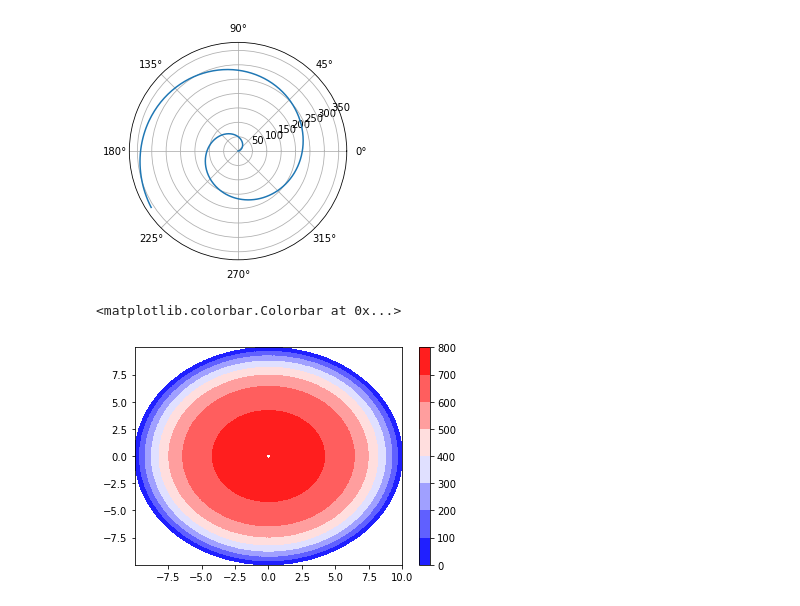
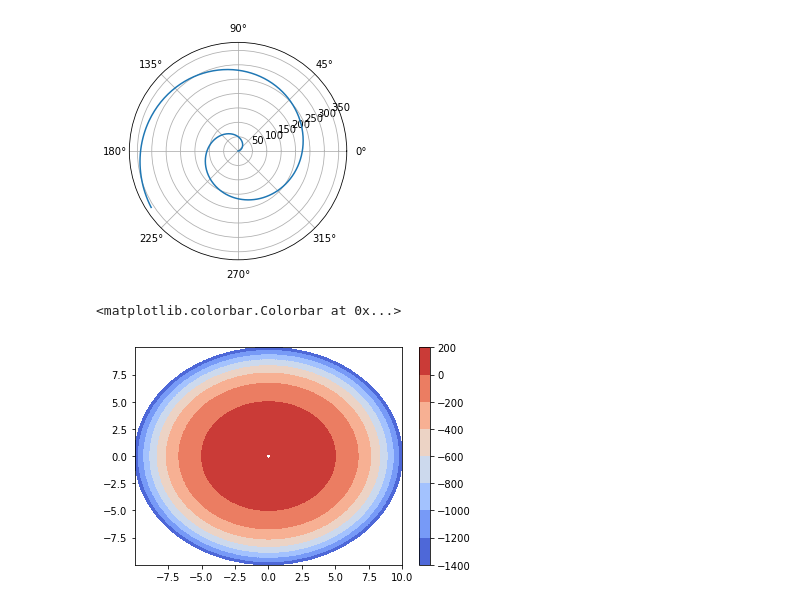
Before and after one commit to jonasyama/Jupyter-notebook, a Jupyter notebook: Lista7 .ipynb, the cells around one changed output. Drawn from its saved outputs; the diff is of its cells as text; code cells hidden in the pictures.

```diff
--- a/Lista7 .ipynb
+++ b/Lista7 .ipynb
@@ -6,7 +8,7 @@ import sympy as smp
 r,theta,R,p,v,d,E,h,f,c1,c2,c3 =smp.symbols('r θ R p v d E h f c1 c2 c3')
 # %%
 E=25000000
-R=10
+R=5
 v=0.2
 h=0.3
 d=E*h**3/(12*(1-v**2))
@@ -51,10 +59,10 @@ $\displaystyle 0.25 c_{1} r^{2} + c_{3} + 3.95061728395062 \cdot 10^{-8} r^{6}$
 # %%
 
-wr=w.subs([(r,10)])
+wr=w.subs([(r,5)])
 nabla2=smp.diff((smp.diff(w,r)),r)+1/r*(smp.diff(w,r))
 
 m=-d*(smp.diff((smp.diff(w,r)),r)+1/r*v*(smp.diff(w,r)))
-mr=m.subs([(r,10)])
+mr=m.subs([(r,5)])
 
 g=smp.diff(w,r)
 g0=g.subs([(r,0)])
@@ -70,6 +78,6 @@ sols
 # %%
-C1= -120.37037037037*p/d
-C3= 2777.77777777778*p/d
+C1= sols[c1]
+C3= sols[c3]
 wf=w.subs([(c3,C3)])
 W=wf.subs([(c1,C1)])
 Mr=-d*(smp.diff((smp.diff(W,r)),r)+1/r*v*(smp.diff(W,r)))
@@ -130,8 +138,8 @@ ra, th = np.meshgrid(r1, t)
 # %%
 x1=ra*np.cos(th)
 y1=ra*np.sin(th)
-plt.contourf(x1,y1,MR(ra),cmap="bwr")
+plt.contourf(x1,y1,MR(ra),cmap="coolwarm")
 plt.colorbar()
 # %% [output]
 <matplotlib.colorbar.Colorbar at 0x...>
-[figure, old version]
+[figure, new version]
```
Also changed, not shown: parts of 16 cells of this notebook, 14 other files.
